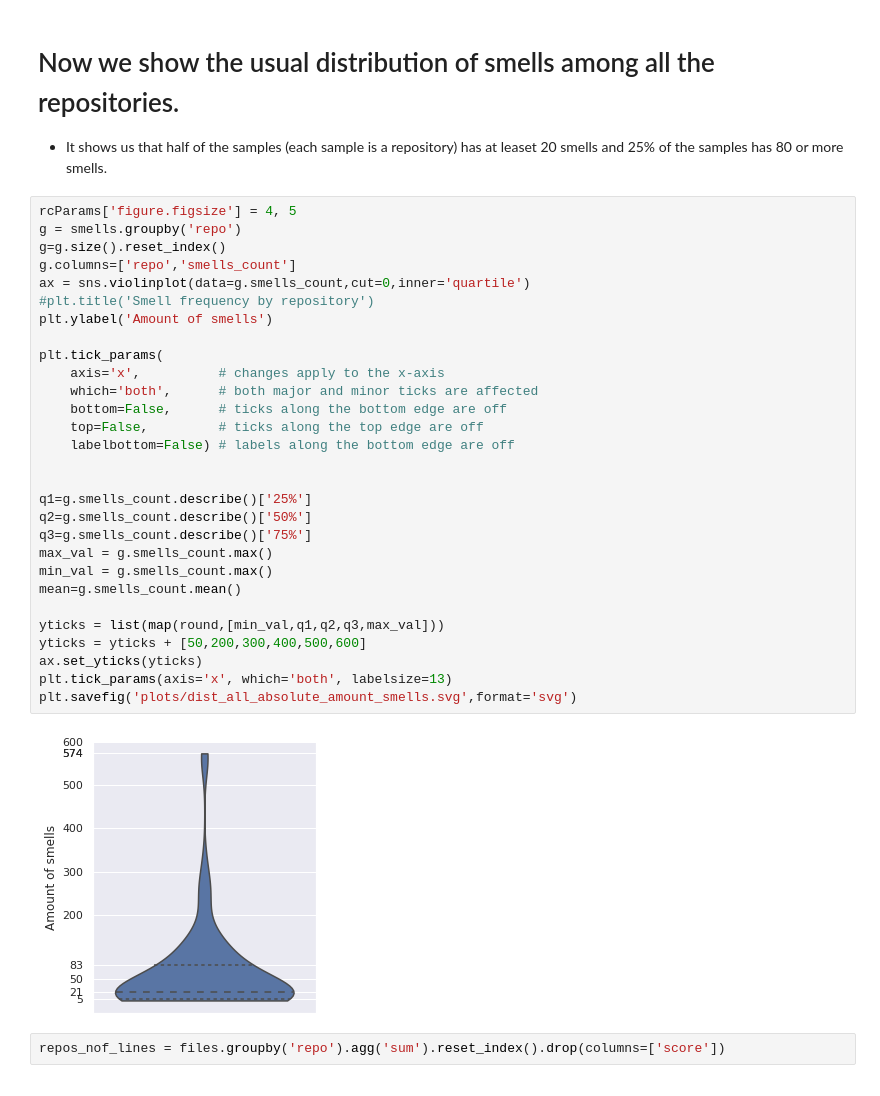
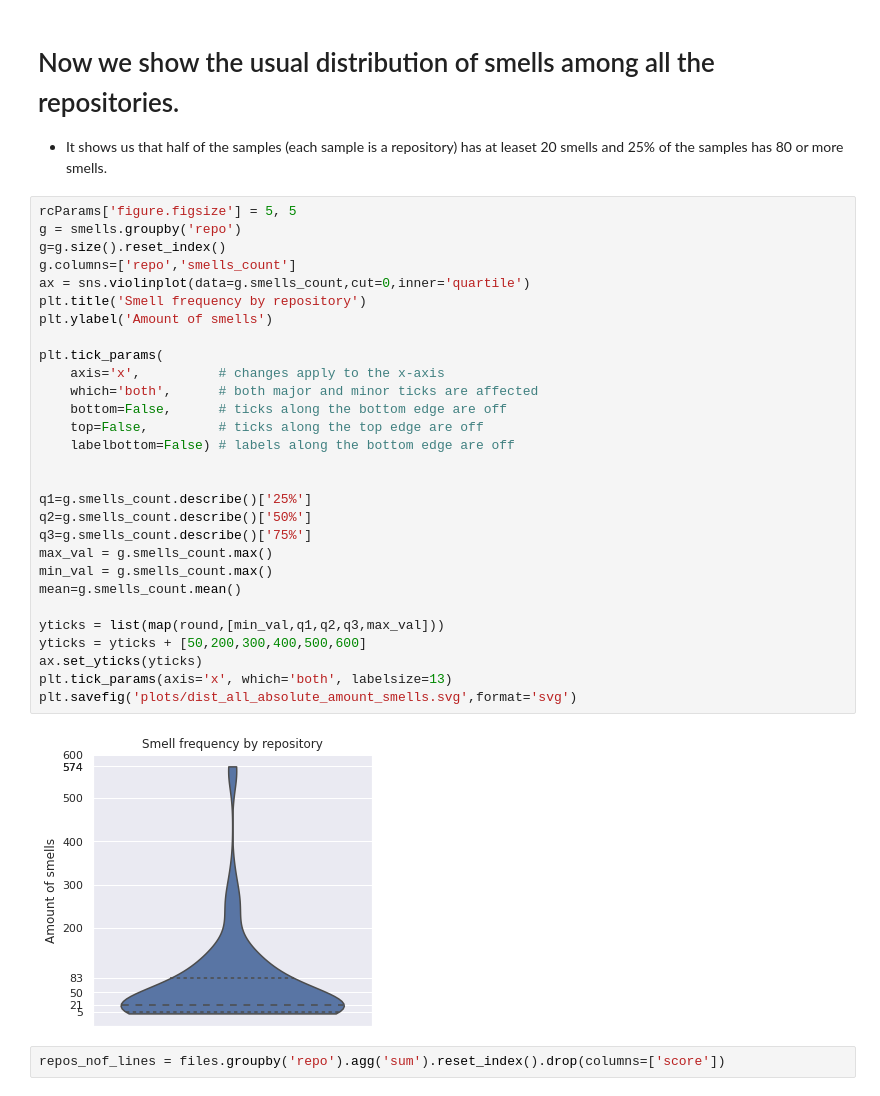
Before and after one commit to NaelsonDouglas/GithubPythonCodeSmellCrawler, a Jupyter notebook: src/Visualizations.ipynb, the cells around one changed output. Drawn from its saved outputs; the diff is of its cells as text.

```diff
--- a/src/Visualizations.ipynb
+++ b/src/Visualizations.ipynb
@@ -128,36 +147,36 @@ plt.savefig('plots/mean_smells_by_categs.svg',format='svg')
 # Now we show the usual distribution of smells among all the repositories.
 * It shows us that half of the samples (each sample is a repository) has at leaset 20 smells and 25% of the samples has 80 or more smells.
 # %%
-rcParams['figure.figsize'] = 4, 5
+rcParams['figure.figsize'] = 5, 5
 g = smells.groupby('repo')
 g=g.size().reset_index()
 g.columns=['repo','smells_count']
 ax = sns.violinplot(data=g.smells_count,cut=0,inner='quartile')
-#plt.title('Smell frequency by repository')
+plt.title('Smell frequency by repository')
 plt.ylabel('Amount of smells')
 
 plt.tick_params(
     axis='x',          # changes apply to the x-axis
     which='both',      # both major and minor ticks are affected
     bottom=False,      # ticks along the bottom edge are off
     top=False,         # ticks along the top edge are off
     labelbottom=False) # labels along the bottom edge are off
 
 
 q1=g.smells_count.describe()['25%']
 q2=g.smells_count.describe()['50%']
 q3=g.smells_count.describe()['75%']
 max_val = g.smells_count.max()
 min_val = g.smells_count.max()
 mean=g.smells_count.mean()
 
 yticks = list(map(round,[min_val,q1,q2,q3,max_val]))
 yticks = yticks + [50,200,300,400,500,600]
 ax.set_yticks(yticks)
 plt.tick_params(axis='x', which='both', labelsize=13)
 plt.savefig('plots/dist_all_absolute_amount_smells.svg',format='svg')
 # %% [output]
-[figure, old version]
+[figure, new version]
 # %%
 repos_nof_lines = files.groupby('repo').agg('sum').reset_index().drop(columns=['score'])
 # %%
```
Also changed, not shown: parts of 24 cells of this notebook, 8 other files.
